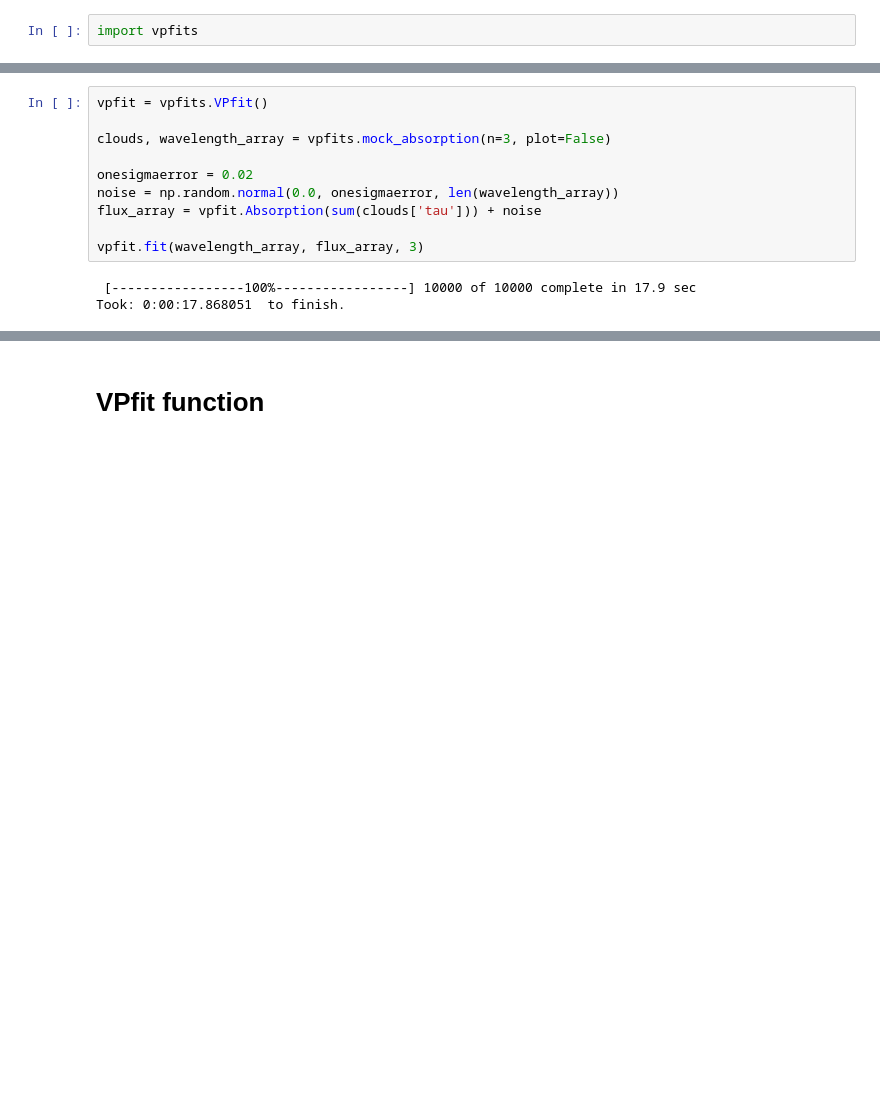
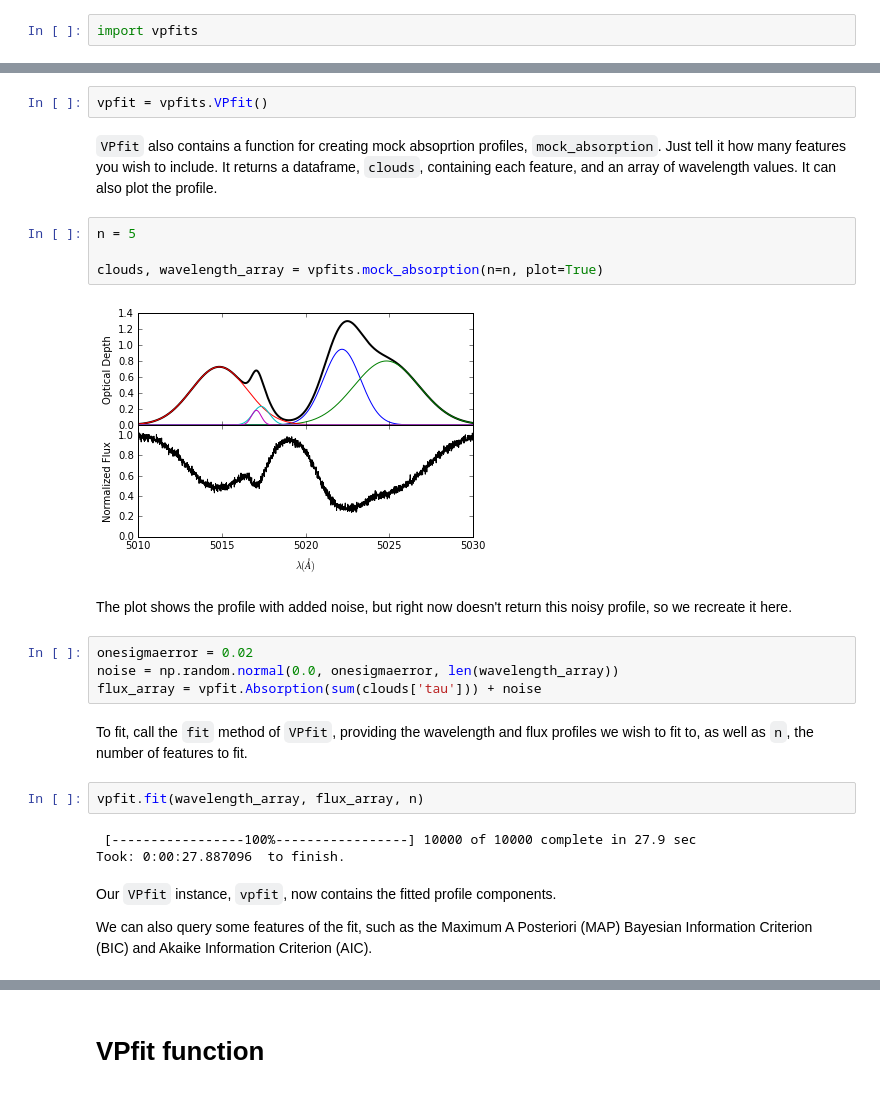
Before and after one commit to sarahappleby/VAMP, a Jupyter notebook: VPfits.ipynb, the cells around one changed output, grey strips where cells are left out. Cells and saved outputs as stored; diff of their text form; blank space fills up the shorter version.

```diff
--- a/VPfits.ipynb
+++ b/VPfits.ipynb
@@ -12,16 +16,30 @@ import vpfits
+# %%
+vpfit = vpfits.VPfit()
+# %% [markdown]
+`VPfit` also contains a function for creating mock absoprtion profiles, `mock_absorption`. Just tell it how many features you wish to include. It returns a dataframe, `clouds`, containing each feature, and an array of wavelength values. It can also plot the profile.
+# %%
+n = 5
+
+clouds, wavelength_array = vpfits.mock_absorption(n=n, plot=True)
+# %% [output]
+[figure, added]
+# %% [markdown]
+The plot shows the profile with added noise, but right now doesn't return this noisy profile, so we recreate it here.
 # %%
-vpfit = vpfits.VPfit()
-
-clouds, wavelength_array = vpfits.mock_absorption(n=3, plot=False)
-
 onesigmaerror = 0.02
 noise = np.random.normal(0.0, onesigmaerror, len(wavelength_array))
 flux_array = vpfit.Absorption(sum(clouds['tau'])) + noise
-
-vpfit.fit(wavelength_array, flux_array, 3)
-# %% [output]
- [-----------------100%-----------------] 10000 of 10000 complete in 17.9 sec
-Took: 0:00:17.868051  to finish.
+# %% [markdown]
+To fit, call the `fit` method of `VPfit`, providing the wavelength and flux profiles we wish to fit to, as well as `n`, the number of features to fit.
+# %%
+vpfit.fit(wavelength_array, flux_array, n)
+# %% [output]
+ [-----------------100%-----------------] 10000 of 10000 complete in 27.9 sec
+Took: 0:00:27.887096  to finish.
+# %% [markdown]
+Our `VPfit` instance, `vpfit`, now contains the fitted profile components.
+
+We can also query some features of the fit, such as the Maximum A Posteriori (MAP) Bayesian Information Criterion (BIC) and Akaike Information Criterion (AIC).
 # %%
 print vpfit.MAP.BIC
 print vpfit.MAP.AIC
```
Also changed, not shown: parts of 10 cells of this notebook.
